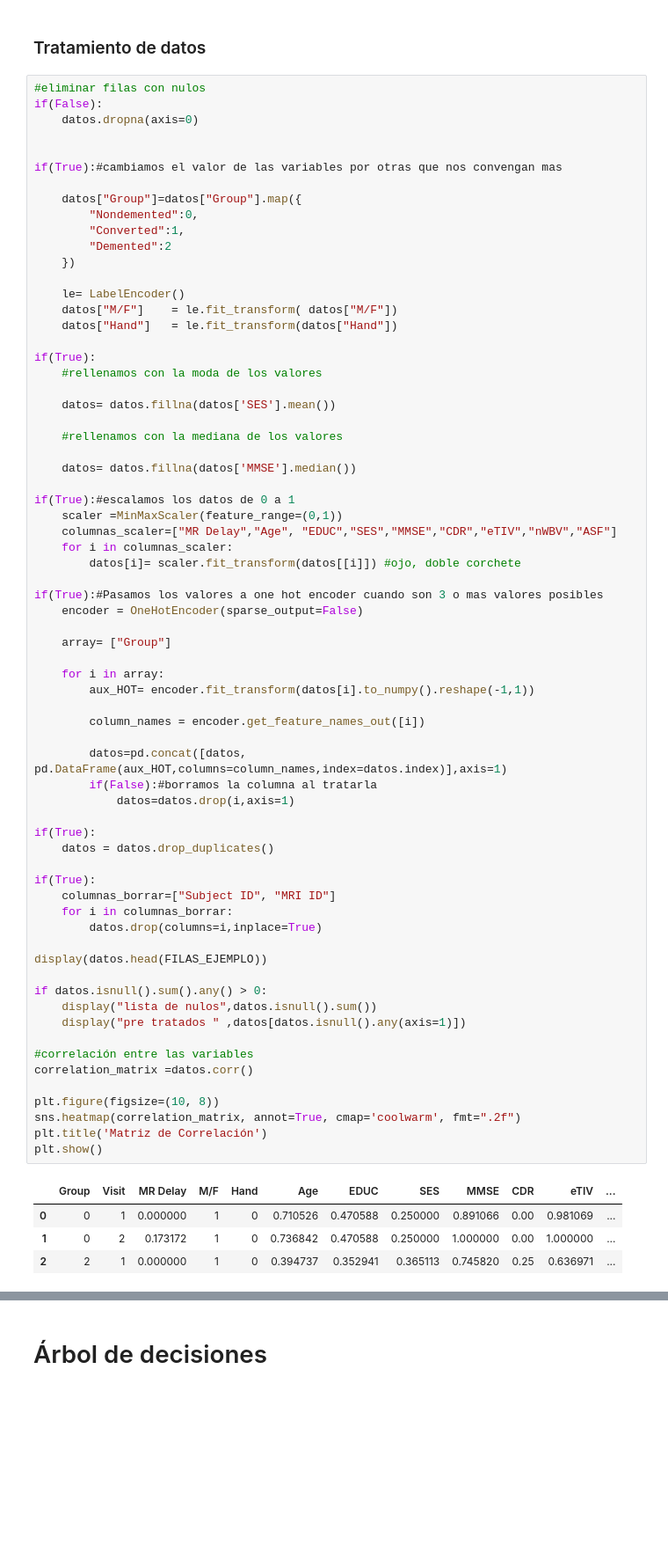
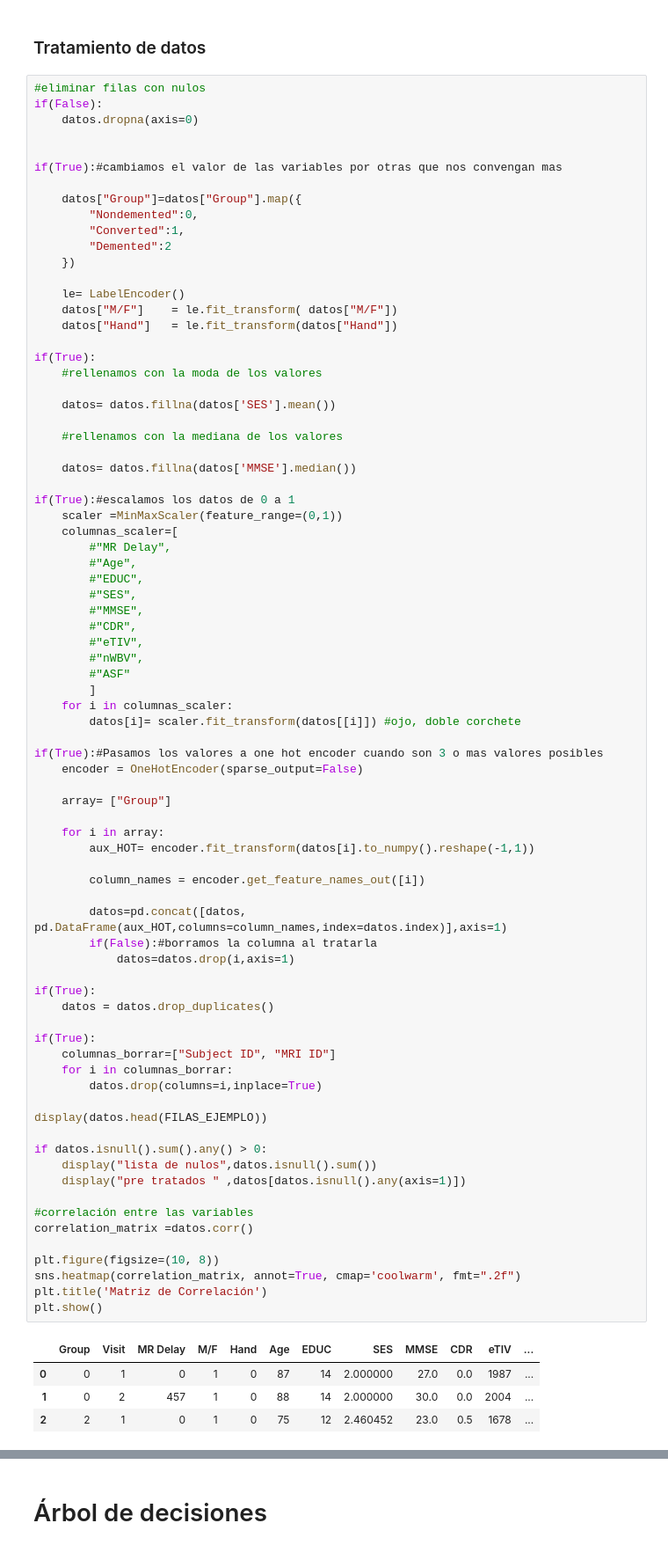
Before and after one commit to JoseRamonRenteroJimenez/SI_24_25, a Jupyter notebook: Examenes Código/Plantilla_Modelos.ipynb, the cells around one changed output, grey strips where cells are left out. Shown at 88% size. Drawn from its saved outputs; the diff is of its cells as text; blank space fills up the shorter version.

```diff
--- a/Examenes Código/Plantilla_Modelos.ipynb
+++ b/Examenes Código/Plantilla_Modelos.ipynb
@@ -121,7 +121,17 @@ if(True):
 
 if(True):#escalamos los datos de 0 a 1
     scaler =MinMaxScaler(feature_range=(0,1))
-    columnas_scaler=["MR Delay","Age", "EDUC","SES","MMSE","CDR","eTIV","nWBV","ASF"]
+    columnas_scaler=[
+        #"MR Delay",
+        #"Age",
+        #"EDUC",
+        #"SES",
+        #"MMSE",
+        #"CDR",
+        #"eTIV",
+        #"nWBV",
+        #"ASF"
+        ]
     for i in columnas_scaler:
         datos[i]= scaler.fit_transform(datos[[i]]) #ojo, doble corchete
 
@@ -135,34 +145,34 @@ if(True):#Pasamos los valores a one hot encoder cuando son 3 o mas valores posib
 
         column_names = encoder.get_feature_names_out([i])
 
         datos=pd.concat([datos, pd.DataFrame(aux_HOT,columns=column_names,index=datos.index)],axis=1)
         if(False):#borramos la columna al tratarla
             datos=datos.drop(i,axis=1)
 
 if(True):
     datos = datos.drop_duplicates()
 
 if(True):
     columnas_borrar=["Subject ID", "MRI ID"]
     for i in columnas_borrar:
         datos.drop(columns=i,inplace=True)
 
 display(datos.head(FILAS_EJEMPLO))
 
 if datos.isnull().sum().any() > 0:
     display("lista de nulos",datos.isnull().sum())
     display("pre tratados " ,datos[datos.isnull().any(axis=1)])
 
 #correlación entre las variables
 correlation_matrix =datos.corr()
 
 plt.figure(figsize=(10, 8))
 sns.heatmap(correlation_matrix, annot=True, cmap='coolwarm', fmt=".2f")
 plt.title('Matriz de Correlación')
 plt.show()
 # %% [output]
 |  | Group | Visit | MR Delay | M/F | Hand | Age | EDUC | SES | MMSE | CDR | eTIV | ... |
-| 0 | 0 | 1 | 0.000000 | 1 | 0 | 0.710526 | 0.470588 | 0.250000 | 0.891066 | 0.00 | 0.981069 | ... |
-| 1 | 0 | 2 | 0.173172 | 1 | 0 | 0.736842 | 0.470588 | 0.250000 | 1.000000 | 0.00 | 1.000000 | ... |
-| 2 | 2 | 1 | 0.000000 | 1 | 0 | 0.394737 | 0.352941 | 0.365113 | 0.745820 | 0.25 | 0.636971 | ... |
+| 0 | 0 | 1 | 0 | 1 | 0 | 87 | 14 | 2.000000 | 27.0 | 0.0 | 1987 | ... |
+| 1 | 0 | 2 | 457 | 1 | 0 | 88 | 14 | 2.000000 | 30.0 | 0.0 | 2004 | ... |
+| 2 | 2 | 1 | 0 | 1 | 0 | 75 | 12 | 2.460452 | 23.0 | 0.5 | 1678 | ... |
 [figure]
```
Also changed, not shown: parts of 12 cells of this notebook.
